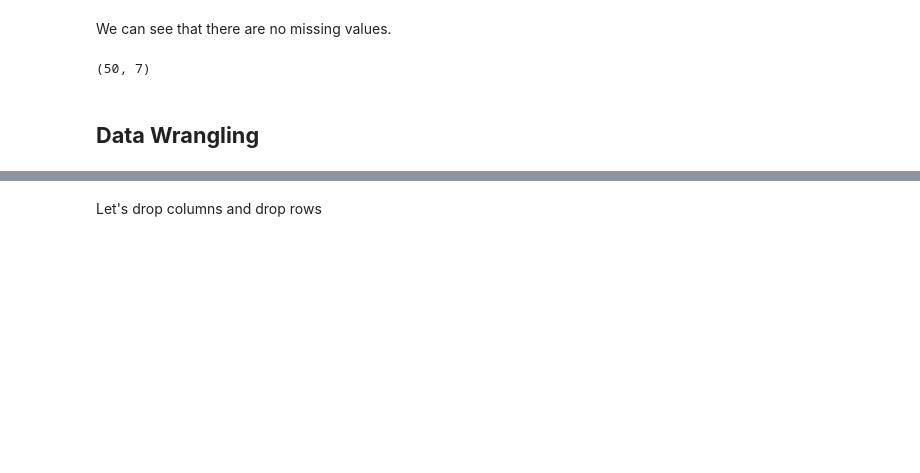
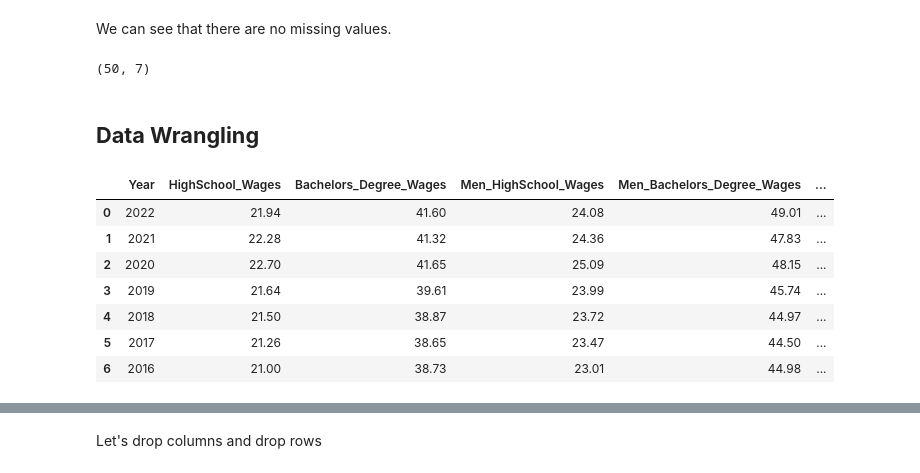
Before and after one commit to waheeb123/Python, a Jupyter notebook: Assignment7.ipynb, the cells around one changed output, grey strips where cells are left out. Cells and saved outputs as stored; diff of their text form; code cells hidden in the pictures; blank space fills up the shorter version.

```diff
--- a/Assignment7.ipynb
+++ b/Assignment7.ipynb
@@ -142,2 +139,25 @@ df.rename(columns={"women_bachelors_degree": "women_bachelor_degree"}, inplace=T
+# %%
+# Modify column names
+
+new_column_names = [
+    "Year", "HighSchool_Wages", "Bachelors_Degree_Wages",
+    "Men_HighSchool_Wages", "Men_Bachelors_Degree_Wages",
+    "Women_HighSchool_Wages", "Women_Bachelors_Degree_Wages"
+]
+
+# Update the column names in the DataFrame
+df.columns = new_column_names
+
+# Display the DataFrame to verify the updated column names
+df.head(7)
+# %% [output]
+|  | Year | HighSchool_Wages | Bachelors_Degree_Wages | Men_HighSchool_Wages | Men_Bachelors_Degree_Wages | ... |
+| 0 | 2022 | 21.94 | 41.60 | 24.08 | 49.01 | ... |
+| 1 | 2021 | 22.28 | 41.32 | 24.36 | 47.83 | ... |
+| 2 | 2020 | 22.70 | 41.65 | 25.09 | 48.15 | ... |
+| 3 | 2019 | 21.64 | 39.61 | 23.99 | 45.74 | ... |
+| 4 | 2018 | 21.50 | 38.87 | 23.72 | 44.97 | ... |
+| 5 | 2017 | 21.26 | 38.65 | 23.47 | 44.50 | ... |
+| 6 | 2016 | 21.00 | 38.73 | 23.01 | 44.98 | ... |
 # %%
 # Create a new column based on existing columns
```
Also changed, not shown: parts of 16 cells of this notebook.
